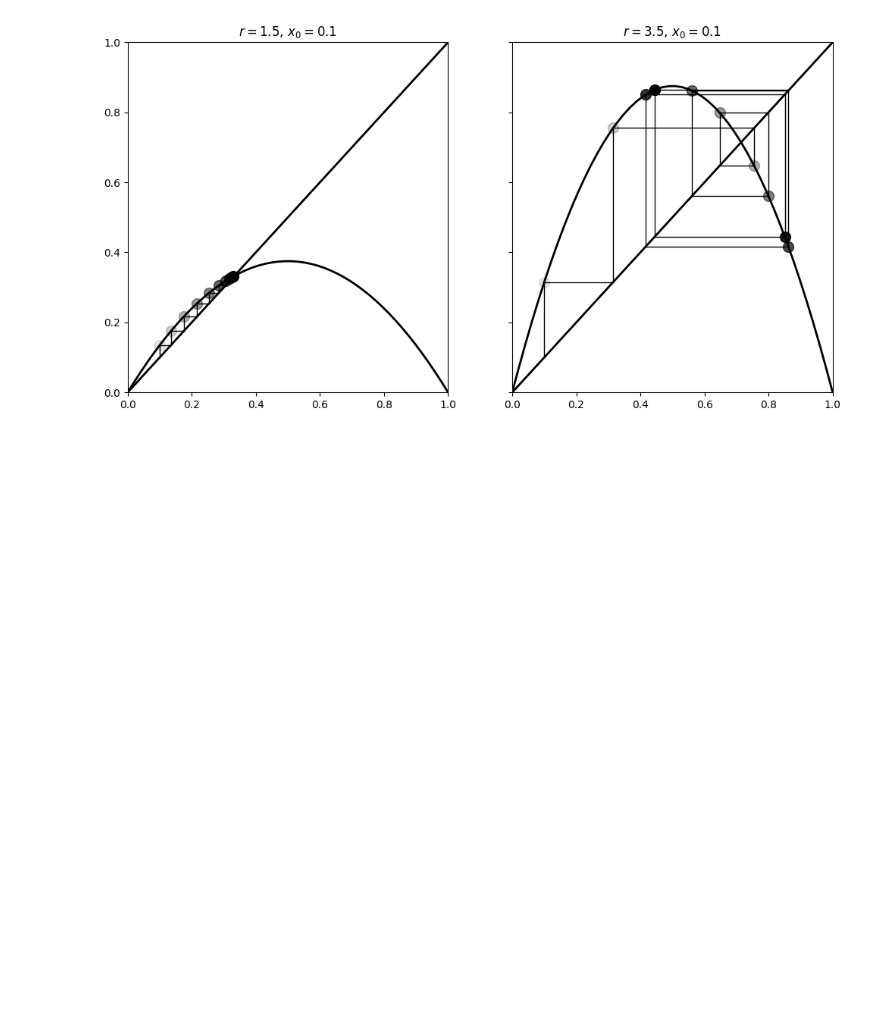
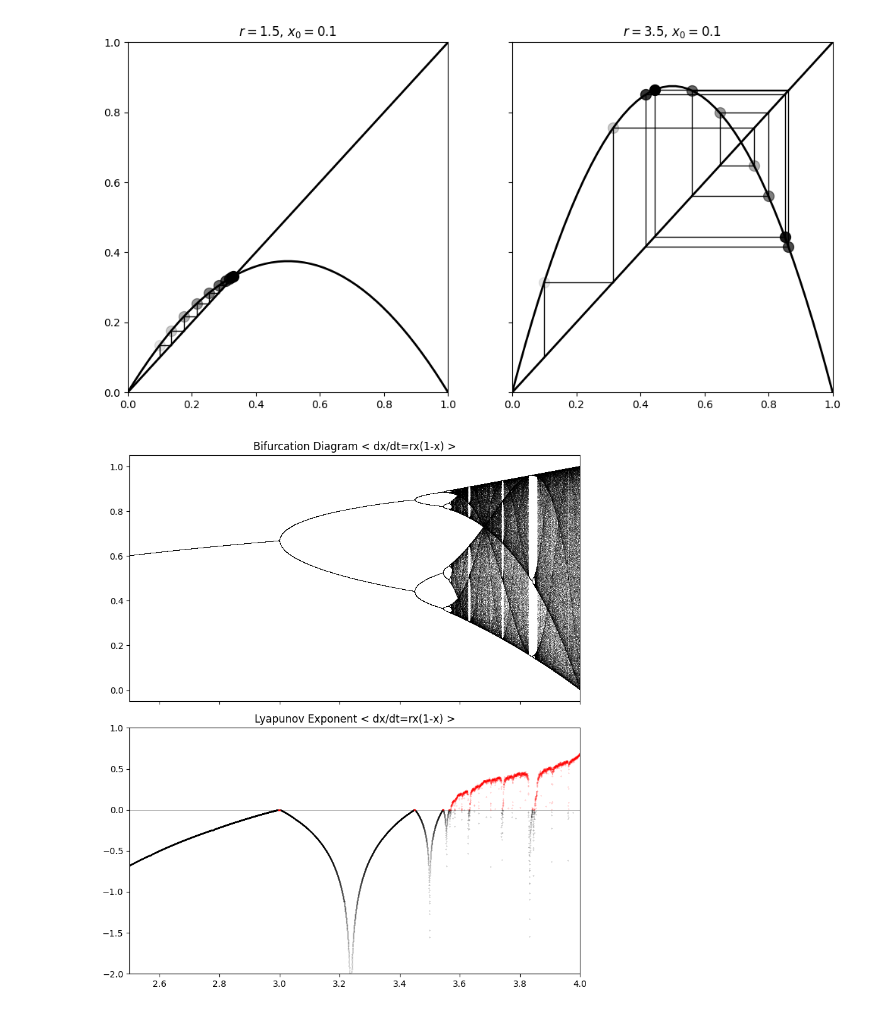
Before and after one commit to witchofthewires/chaotick, a Jupyter notebook: Workbook.ipynb, the cells around one changed output. Cells and saved outputs as stored; diff of their text form; code cells hidden in the pictures; blank space fills up the shorter version.

```diff
--- a/Workbook.ipynb
+++ b/Workbook.ipynb
@@ -39,3 +39,38 @@ chaotick.plot_system(r1, .1, 10, ax=ax1)
 chaotick.plot_system(r2, .1, 10, ax=ax2)
 # %% [output]
 [figure]
+# %%
+n = 10000
+r = np.linspace(2.5, 4.0, n)
+iterations = 1000
+last = 100
+x = 1e-5 * np.ones(n)
+
+lyapunov = np.zeros(n)
+fig, (ax1, ax2) = chaotick.plt.subplots(2, 1, figsize=(8, 9),
+                               sharex=True)
+for i in range(iterations):
+    x = logistic_equation(x, r)
+    lyapunov += np.log(abs(r - 2 * r * x))
+    # We display the bifurcation diagram.
+    if i >= (iterations - last):
+        ax1.plot(r, x, ',k', alpha=.25)
+ax1.set_xlim(2.5, 4)
+ax1.set_title("Bifurcation Diagram < dx/dt=rx(1-x) >")
+
+ax2.axhline(0, color='k', lw=.5, alpha=.5)
+# Negative Lyapunov exponent.
+ax2.plot(r[lyapunov < 0],
+         lyapunov[lyapunov < 0] / iterations,
+         '.k', alpha=.5, ms=.5)
+# Positive Lyapunov exponent, colored red
+ax2.plot(r[lyapunov >= 0],
+         lyapunov[lyapunov >= 0] / iterations,
+         '.r', alpha=.5, ms=.5)
+ax2.set_xlim(2.5, 4)
+ax2.set_ylim(-2, 1)
+
+ax2.set_title("Lyapunov Exponent < dx/dt=rx(1-x) >")
+chaotick.plt.tight_layout()
+# %% [output]
+[figure, added]
```
Also changed, not shown: parts of 1 cell of this notebook.
